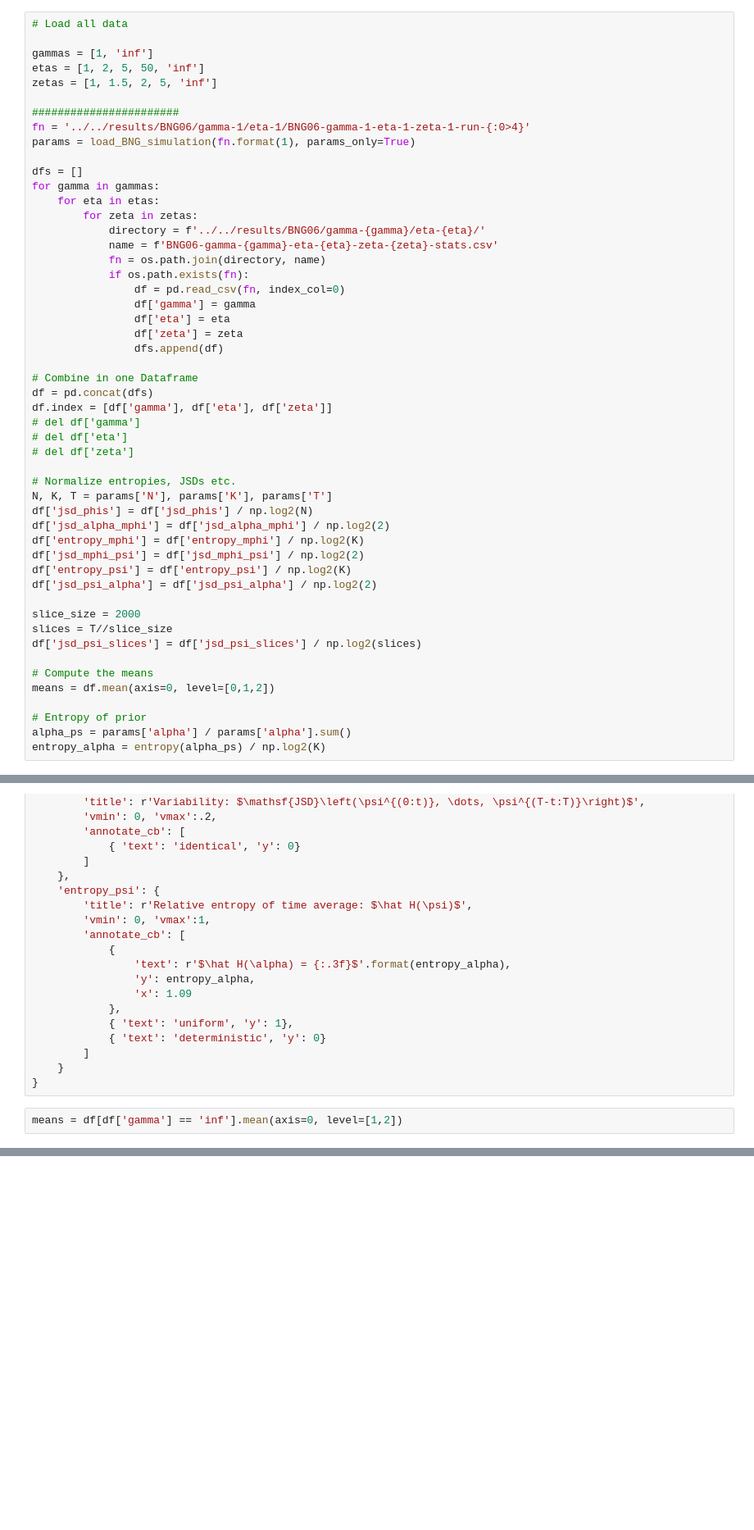
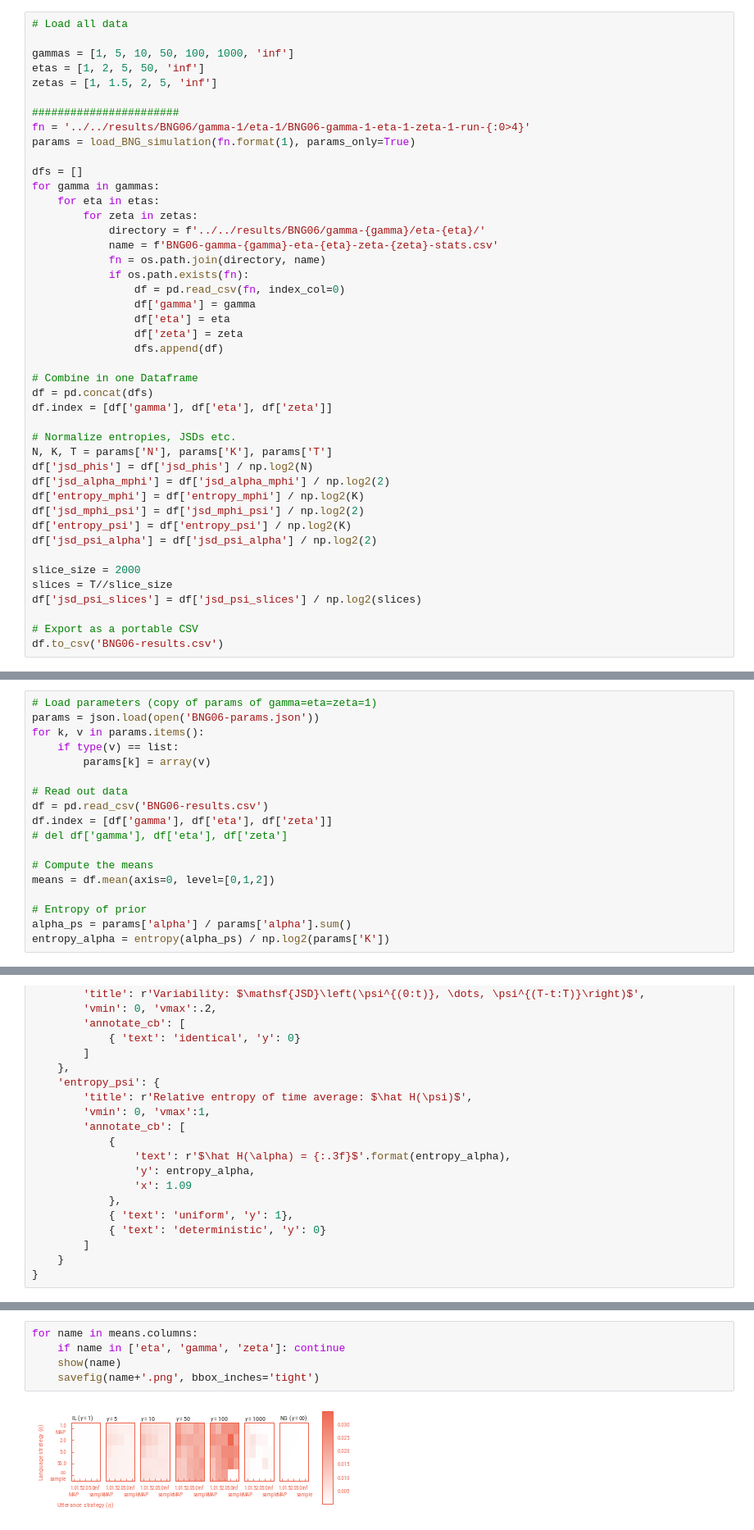
Before and after one commit to bacor/thesis, a Jupyter notebook: experiments/BNG06/BNG06 Analysis.ipynb, the cells around one changed output, grey strips where cells are left out. Shown: that part at 82% size. Saved outputs shown, nothing was run; the diff lists cells and outputs as text; blank space fills up the shorter version.

```diff
--- a/experiments/BNG06/BNG06 Analysis.ipynb
+++ b/experiments/BNG06/BNG06 Analysis.ipynb
@@ -85,7 +70,7 @@ Exists, skipping.
 # %%
 # Load all data
 
-gammas = [1, 'inf']
+gammas = [1, 5, 10, 50, 100, 1000, 'inf']
 etas = [1, 2, 5, 50, 'inf']
 zetas = [1, 1.5, 2, 5, 'inf']
 
@@ -110,9 +95,6 @@ for gamma in gammas:
 # Combine in one Dataframe
 df = pd.concat(dfs)
 df.index = [df['gamma'], df['eta'], df['zeta']]
-# del df['gamma']
-# del df['eta']
-# del df['zeta']
 
 # Normalize entropies, JSDs etc.
 N, K, T = params['N'], params['K'], params['T']
@@ -127,9 +109,5 @@ slice_size = 2000
 slices = T//slice_size
 df['jsd_psi_slices'] = df['jsd_psi_slices'] / np.log2(slices)
 
-# Compute the means
-means = df.mean(axis=0, level=[0,1,2])
-
-# Entropy of prior
-alpha_ps = params['alpha'] / params['alpha'].sum()
-entropy_alpha = entropy(alpha_ps) / np.log2(K)
+# Export as a portable CSV
+df.to_csv('BNG06-results.csv')
@@ -136,3 +118,21 @@ entropy_alpha = entropy(alpha_ps) / np.log2(K)
+# %%
+# Load parameters (copy of params of gamma=eta=zeta=1)
+params = json.load(open('BNG06-params.json'))
+for k, v in params.items():
+    if type(v) == list:
+        params[k] = array(v)
+
+# Read out data
+df = pd.read_csv('BNG06-results.csv')
+df.index = [df['gamma'], df['eta'], df['zeta']]
+# del df['gamma'], df['eta'], df['zeta']
+
+# Compute the means
+means = df.mean(axis=0, level=[0,1,2])
+
+# Entropy of prior
+alpha_ps = params['alpha'] / params['alpha'].sum()
+entropy_alpha = entropy(alpha_ps) / np.log2(params['K'])
 # %%
 settings = {
     'entropy_mphi': {
@@ -220,6 +220,4 @@ settings = {
         ]
     }
 }
-# %%
-means = df[df['gamma'] == 'inf'].mean(axis=0, level=[1,2])
 # %%
@@ -278,0 +368,7 @@ xlabel('utterance strategy ($\zeta$)')
+# %%
+for name in means.columns:
+    if name in ['eta', 'gamma', 'zeta']: continue
+    show(name)
+    savefig(name+'.png', bbox_inches='tight')
+# %% [output]
+[figure, added]
```
Also changed, not shown: parts of 20 cells of this notebook, 31 other files.
